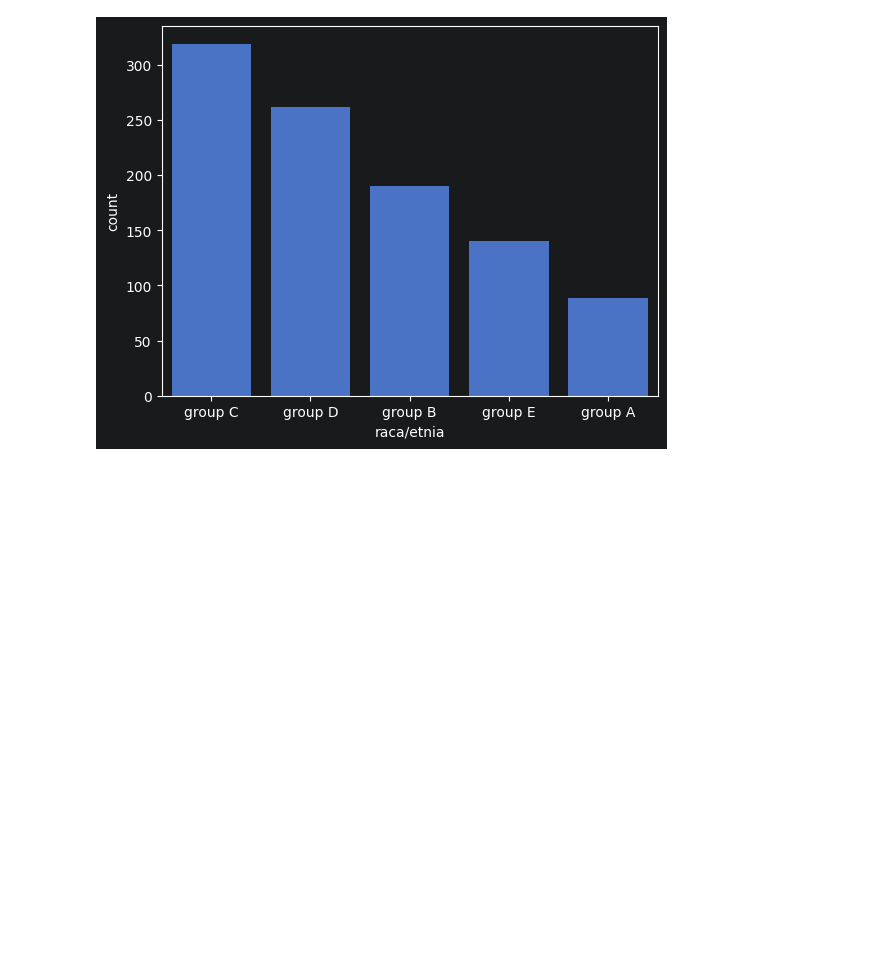
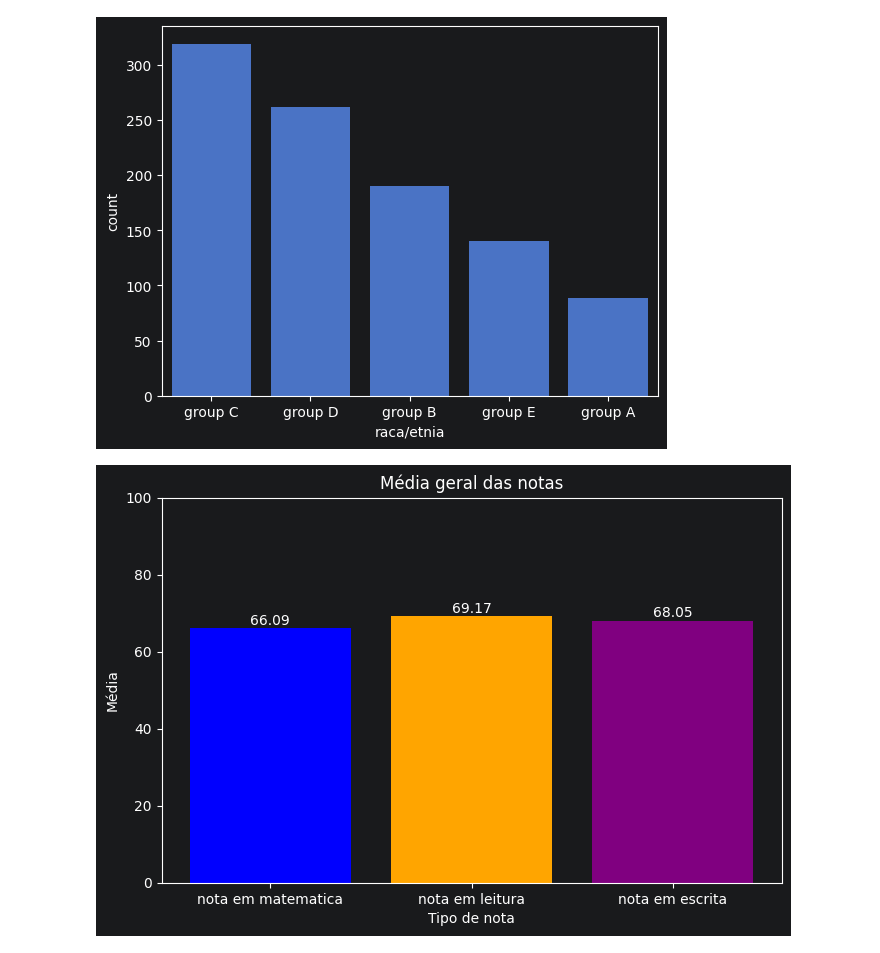
Before and after one commit to Rodrigo-Jr08/Semana-4, a Jupyter notebook: arquivo_novo.ipynb, the cells around one changed output. Saved outputs shown, nothing was run; the diff lists cells and outputs as text; code cells hidden in the pictures; blank space fills up the shorter version.

```diff
--- a/arquivo_novo.ipynb
+++ b/arquivo_novo.ipynb
@@ -95,3 +95,25 @@ plt.show()
 [figure]
 <Axes: xlabel='raca/etnia', ylabel='count'>
 [figure]
+# %%
+#analise das notas
+media_notas= dataset[["nota em matematica", "nota em leitura", "nota em escrita"]].mean()
+
+#criando grafico de barras
+plt.figure(figsize=(8,5))
+
+plt.bar(media_notas.index,
+        media_notas.values, color=["BLUE", "ORANGE", "PURPLE"]
+        )
+plt.title("Média geral das notas")
+plt.xlabel("Tipo de nota")
+plt.ylabel("Média")
+plt.ylim(0,100)
+
+#mostrando os valores em cima das barras
+for i, valor in enumerate(media_notas.values):
+    plt.text(i, valor +1, f"{valor:.2f}", ha="center")
+
+plt.show()
+# %% [output]
+[figure, added]
```
